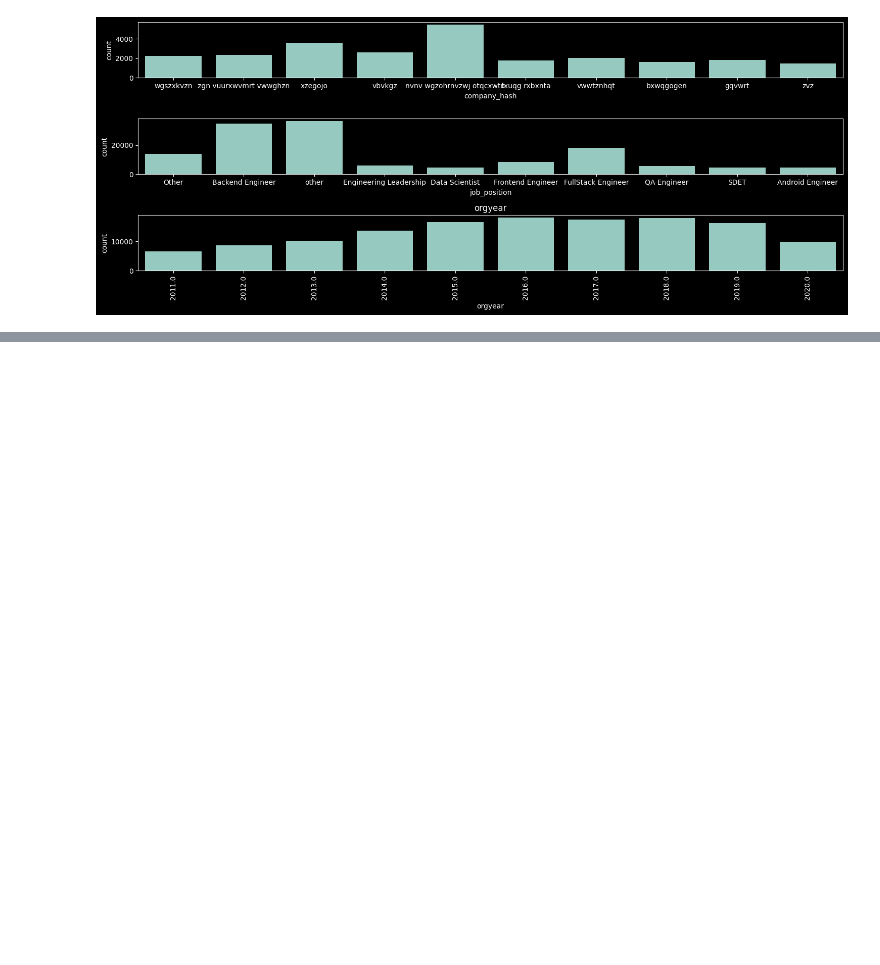
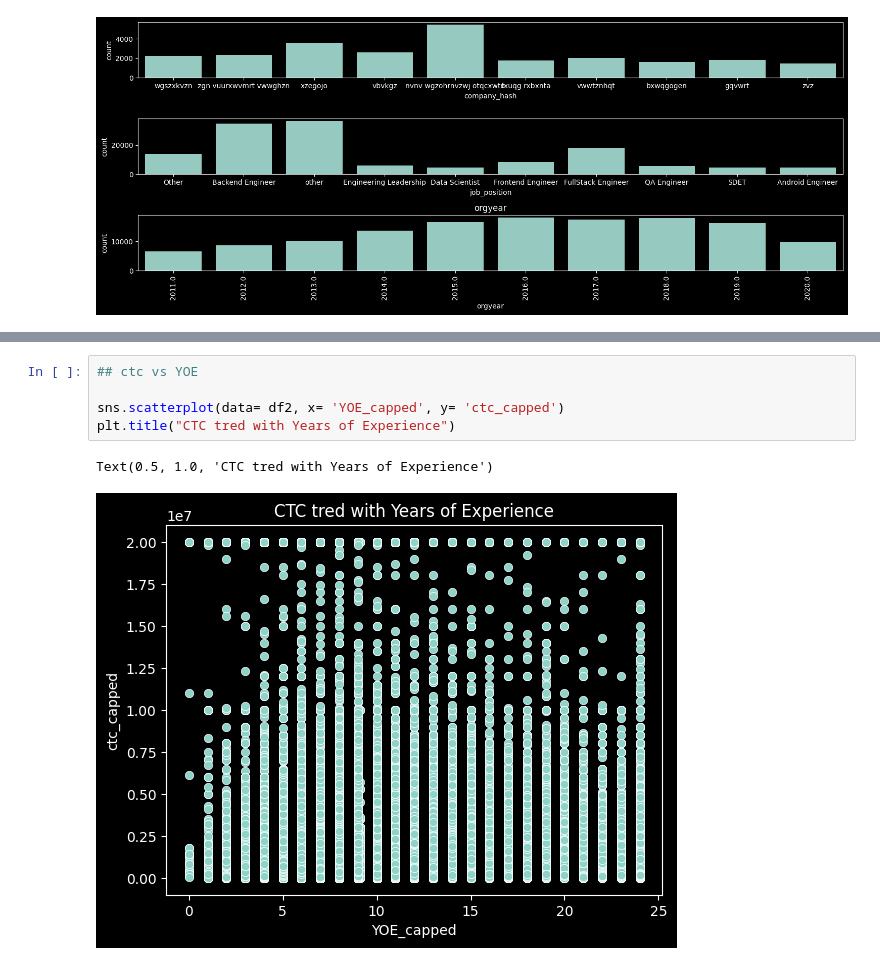
Before and after one commit to VDdotexe/Weekend_Scratching, a Jupyter notebook: case_studies/Clustering_CS.ipynb, the cells around one changed output, grey strips where cells are left out. Drawn from its saved outputs; the diff is of its cells as text; blank space fills up the shorter version.

```diff
--- a/case_studies/Clustering_CS.ipynb
+++ b/case_studies/Clustering_CS.ipynb
@@ -495,0 +510,8 @@ plt.show()
+# %%
+## ctc vs YOE
+
+sns.scatterplot(data= df2, x= 'YOE_capped', y= 'ctc_capped')
+plt.title("CTC tred with Years of Experience")
+# %% [output]
+Text(0.5, 1.0, 'CTC tred with Years of Experience')
+[figure, added]
```
Also changed, not shown: parts of 2 cells of this notebook.
